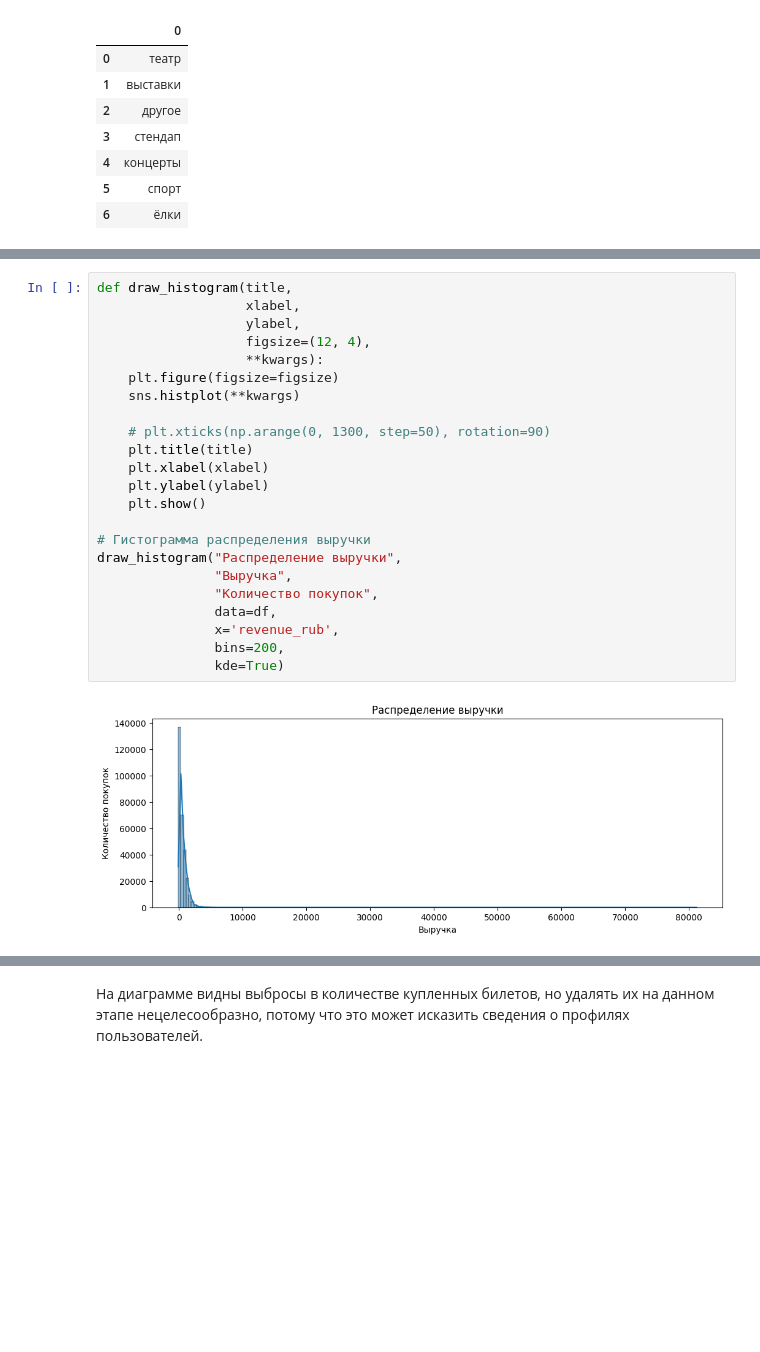
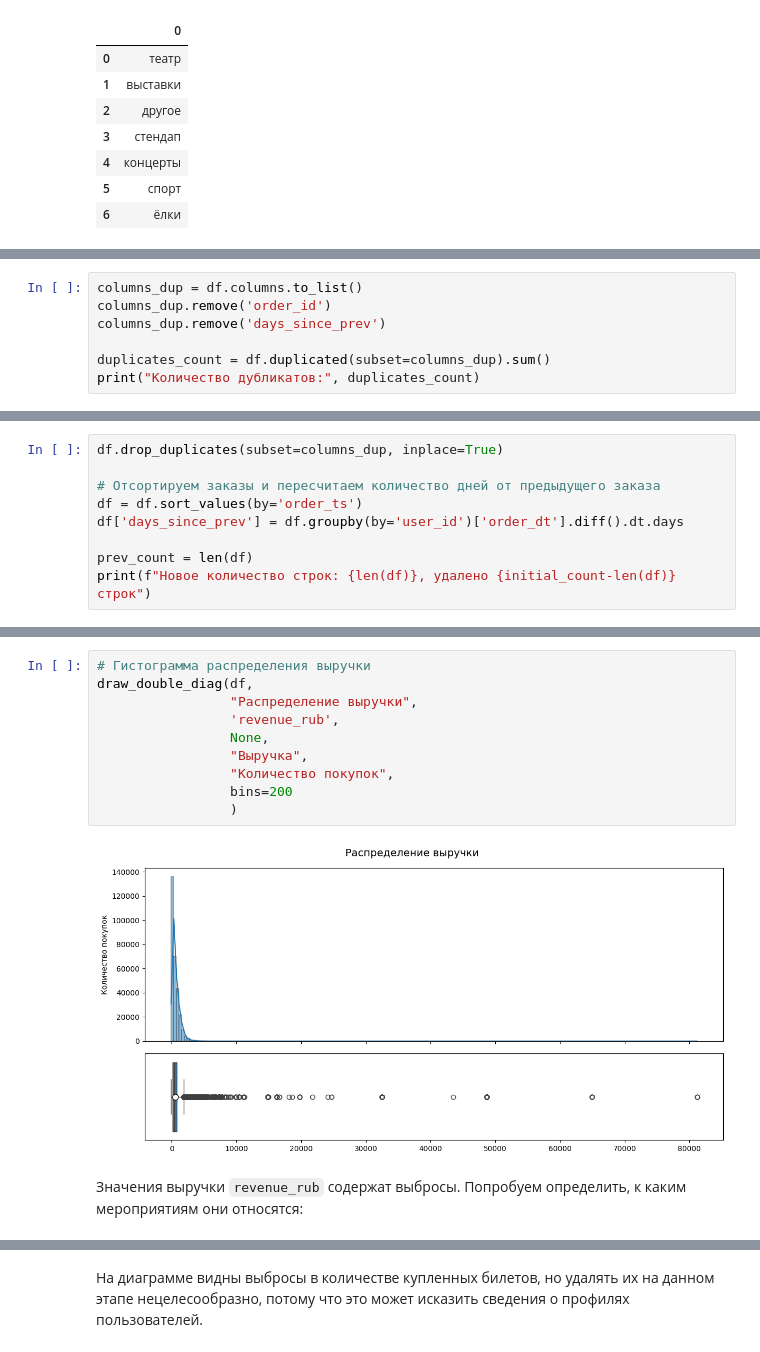
Before and after one commit to tvorogov-code/ds-yandex, a Jupyter notebook: notebooks/Проект модуля 2/Проект модуля 2.ipynb, the cells around one changed output, grey strips where cells are left out. Cells and saved outputs as stored; diff of their text form; blank space fills up the shorter version.

Commit message:
Add example.env Modify notebook - fix data preprocessing and EDA

```diff
--- a/notebooks/Проект модуля 2/Проект модуля 2.ipynb
+++ b/notebooks/Проект модуля 2/Проект модуля 2.ipynb
@@ -333,0 +514,7 @@ display(pd.DataFrame(df['event_type_main'].unique()))
+# %%
+columns_dup = df.columns.to_list()
+columns_dup.remove('order_id')
+columns_dup.remove('days_since_prev')
+
+duplicates_count = df.duplicated(subset=columns_dup).sum()
+print("Количество дубликатов:", duplicates_count)
@@ -333,0 +527,9 @@ display(pd.DataFrame(df['event_type_main'].unique()))
+# %%
+df.drop_duplicates(subset=columns_dup, inplace=True)
+
+# Отсортируем заказы и пересчитаем количество дней от предыдущего заказа
+df = df.sort_values(by='order_ts')
+df['days_since_prev'] = df.groupby(by='user_id')['order_dt'].diff().dt.days
+
+prev_count = len(df)
+print(f"Новое количество строк: {len(df)}, удалено {initial_count-len(df)} строк")
@@ -334,25 +605,14 @@ display(pd.DataFrame(df['event_type_main'].unique()))
 # %%
-def draw_histogram(title,
-                   xlabel,
-                   ylabel,
-                   figsize=(12, 4),
-                   **kwargs):
-    plt.figure(figsize=figsize)
-    sns.histplot(**kwargs)
-
-    # plt.xticks(np.arange(0, 1300, step=50), rotation=90)
-    plt.title(title)
-    plt.xlabel(xlabel)
-    plt.ylabel(ylabel)
-    plt.show()
-
 # Гистограмма распределения выручки
-draw_histogram("Распределение выручки",
-               "Выручка",
-               "Количество покупок",
-               data=df,
-               x='revenue_rub',
-               bins=200,
-               kde=True)
+draw_double_diag(df,
+                 "Распределение выручки",
+                 'revenue_rub',
+                 None,
+                 "Выручка",
+                 "Количество покупок",
+                 bins=200
+                 )
 # %% [output]
-[figure, old version]
+[figure, new version]
+# %% [markdown]
+Значения выручки `revenue_rub` содержат выбросы. Попробуем определить, к каким мероприятиям они относятся:
```
Also changed, not shown: parts of 85 cells of this notebook, 1 other file.
